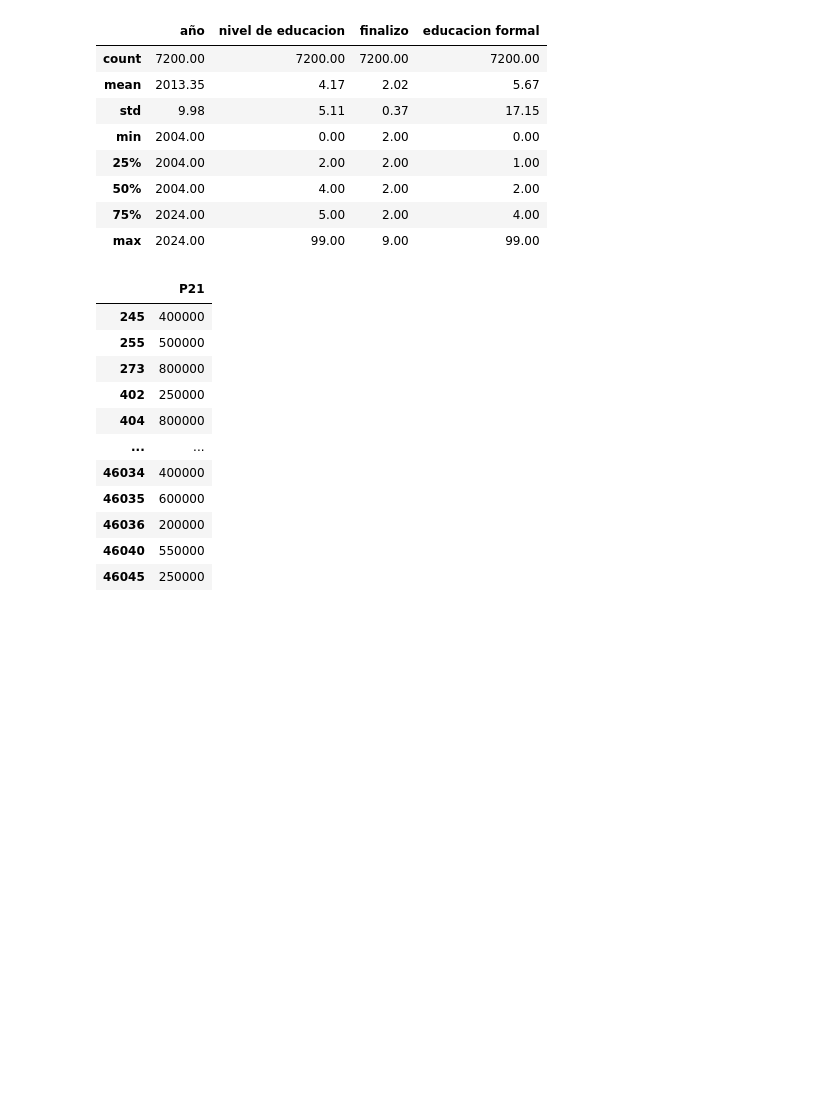
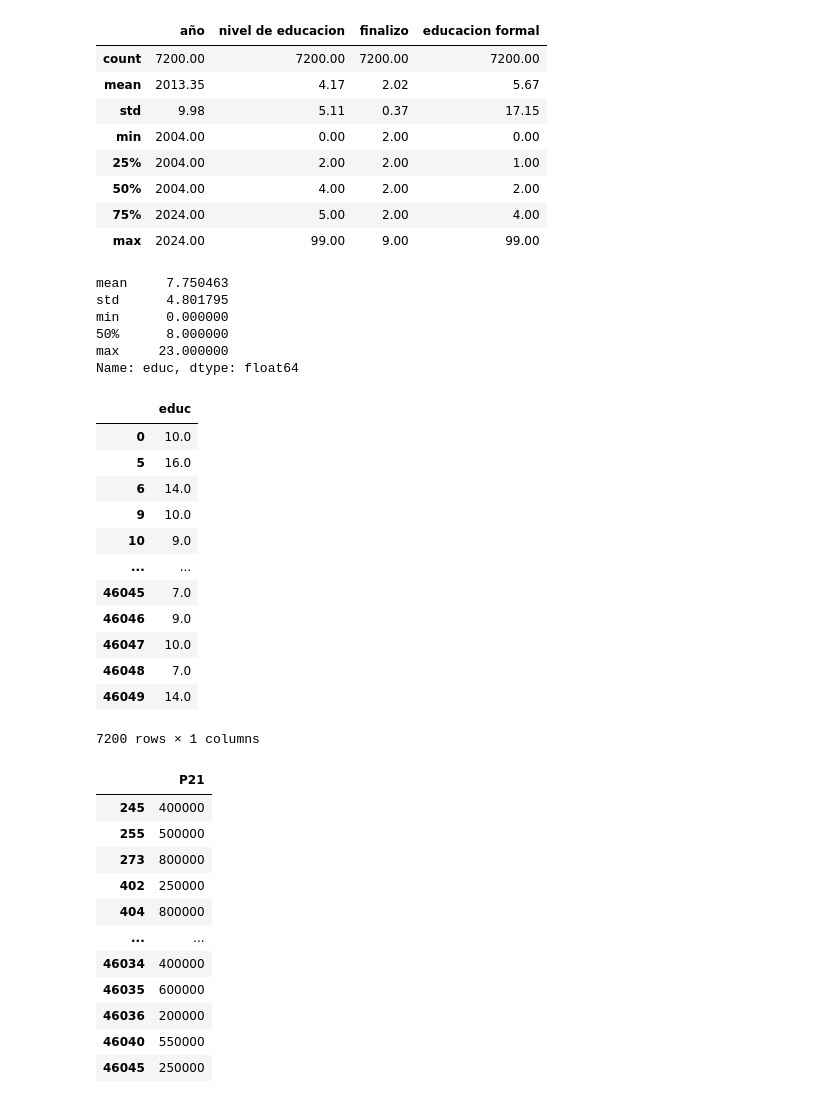
Before and after one commit to jtomasello247/Big_Data_TP3_Grupo13, a Jupyter notebook: TP3.ipynb, the cells around one changed output. Drawn from its saved outputs; the diff is of its cells as text; code cells hidden in the pictures; blank space fills up the shorter version.

Commit message:
Corrección de educ

```diff
--- a/TP3.ipynb
+++ b/TP3.ipynb
@@ -443,6 +450,36 @@ educ.describe().round(2)
 | 50% | 2004.00 | 4.00 | 2.00 | 2.00 |
 | 75% | 2024.00 | 5.00 | 2.00 | 4.00 |
 | max | 2024.00 | 99.00 | 9.00 | 99.00 |
+# %%
+educ['educ'] = educ.apply(calcular_educ, axis=1) #Creamos la columna educ y le aplicamos la función
+
+#Ahora hacemos toda la estadistica descriptiva
+educ_stats = educ['educ'].describe(percentiles=[0.5])
+print(educ_stats[['mean', 'std', 'min', '50%', 'max']])
+# %% [output]
+mean     7.750463
+std      4.801795
+min      0.000000
+50%      8.000000
+max     23.000000
+Name: educ, dtype: float64
+# %%
+educ = educ[["educ"]]
+educ
+# %% [output]
+|  | educ |
+| 0 | 10.0 |
+| 5 | 16.0 |
+| 6 | 14.0 |
+| 9 | 10.0 |
+| 10 | 9.0 |
+| ... | ... |
+| 46045 | 7.0 |
+| 46046 | 9.0 |
+| 46047 | 10.0 |
+| 46048 | 7.0 |
+| 46049 | 14.0 |
+7200 rows × 1 columns
 # %%
 df2024 = pd.read_excel("usu_individual_T124.xlsx")
 # %%
```
Also changed, not shown: parts of 6 cells of this notebook.
